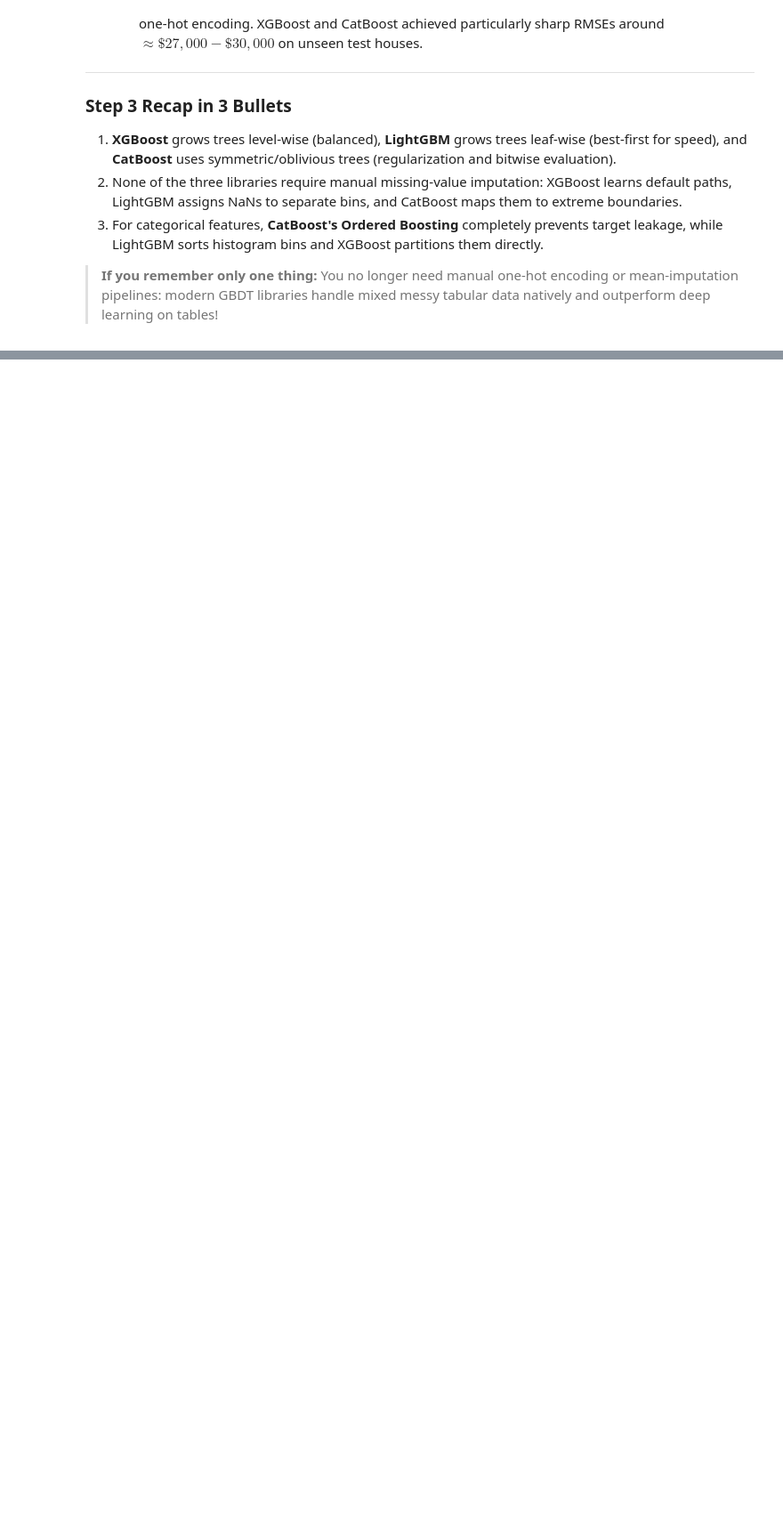
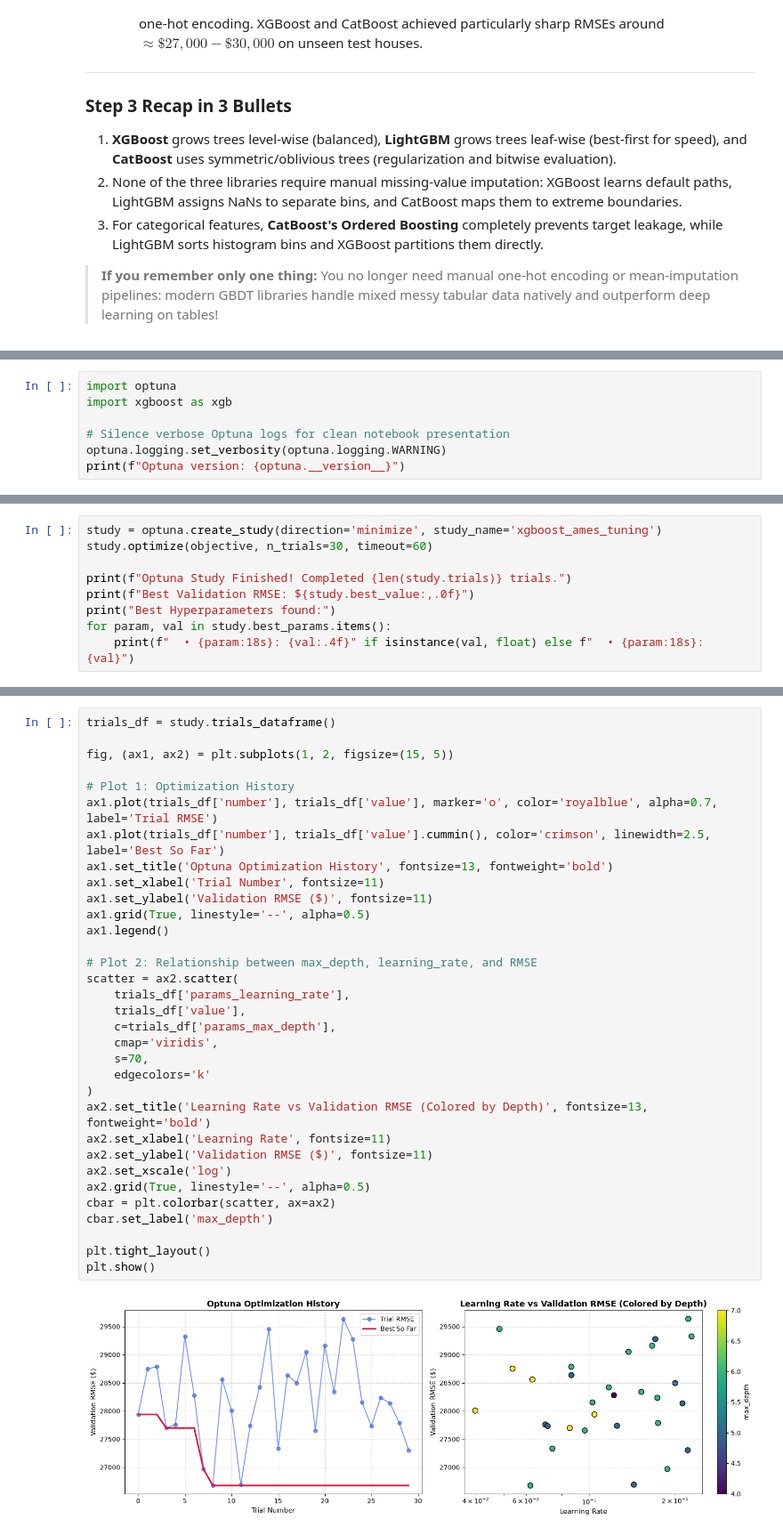
Before and after one commit to Arnav-Shrivastava/gradient-boosting-regression-zero-to-one, a Jupyter notebook: gradient_boosting_masterclass.ipynb, the cells around one changed output, grey strips where cells are left out. Shown at 89% size. Saved outputs shown, nothing was run; the diff lists cells and outputs as text; blank space fills up the shorter version.

Commit message:
feat: add hyperparameter tuning with optuna

```diff
--- a/gradient_boosting_masterclass.ipynb
+++ b/gradient_boosting_masterclass.ipynb
@@ -955,0 +1020,7 @@ plt.show()
+# %%
+import optuna
+import xgboost as xgb
+
+# Silence verbose Optuna logs for clean notebook presentation
+optuna.logging.set_verbosity(optuna.logging.WARNING)
+print(f"Optuna version: {optuna.__version__}")
@@ -955,0 +1053,9 @@ plt.show()
+# %%
+study = optuna.create_study(direction='minimize', study_name='xgboost_ames_tuning')
+study.optimize(objective, n_trials=30, timeout=60)
+
+print(f"Optuna Study Finished! Completed {len(study.trials)} trials.")
+print(f"Best Validation RMSE: ${study.best_value:,.0f}")
+print("Best Hyperparameters found:")
+for param, val in study.best_params.items():
+    print(f"  • {param:18s}: {val:.4f}" if isinstance(val, float) else f"  • {param:18s}: {val}")
@@ -955,0 +1074,35 @@ plt.show()
+# %%
+trials_df = study.trials_dataframe()
+
+fig, (ax1, ax2) = plt.subplots(1, 2, figsize=(15, 5))
+
+# Plot 1: Optimization History
+ax1.plot(trials_df['number'], trials_df['value'], marker='o', color='royalblue', alpha=0.7, label='Trial RMSE')
+ax1.plot(trials_df['number'], trials_df['value'].cummin(), color='crimson', linewidth=2.5, label='Best So Far')
+ax1.set_title('Optuna Optimization History', fontsize=13, fontweight='bold')
+ax1.set_xlabel('Trial Number', fontsize=11)
+ax1.set_ylabel('Validation RMSE ($)', fontsize=11)
+ax1.grid(True, linestyle='--', alpha=0.5)
+ax1.legend()
+
+# Plot 2: Relationship between max_depth, learning_rate, and RMSE
+scatter = ax2.scatter(
+    trials_df['params_learning_rate'],
+    trials_df['value'],
+    c=trials_df['params_max_depth'],
+    cmap='viridis',
+    s=70,
+    edgecolors='k'
+)
+ax2.set_title('Learning Rate vs Validation RMSE (Colored by Depth)', fontsize=13, fontweight='bold')
+ax2.set_xlabel('Learning Rate', fontsize=11)
+ax2.set_ylabel('Validation RMSE ($)', fontsize=11)
+ax2.set_xscale('log')
+ax2.grid(True, linestyle='--', alpha=0.5)
+cbar = plt.colorbar(scatter, ax=ax2)
+cbar.set_label('max_depth')
+
+plt.tight_layout()
+plt.show()
+# %% [output]
+[figure, added]
```
Also changed, not shown: parts of 14 cells of this notebook.
